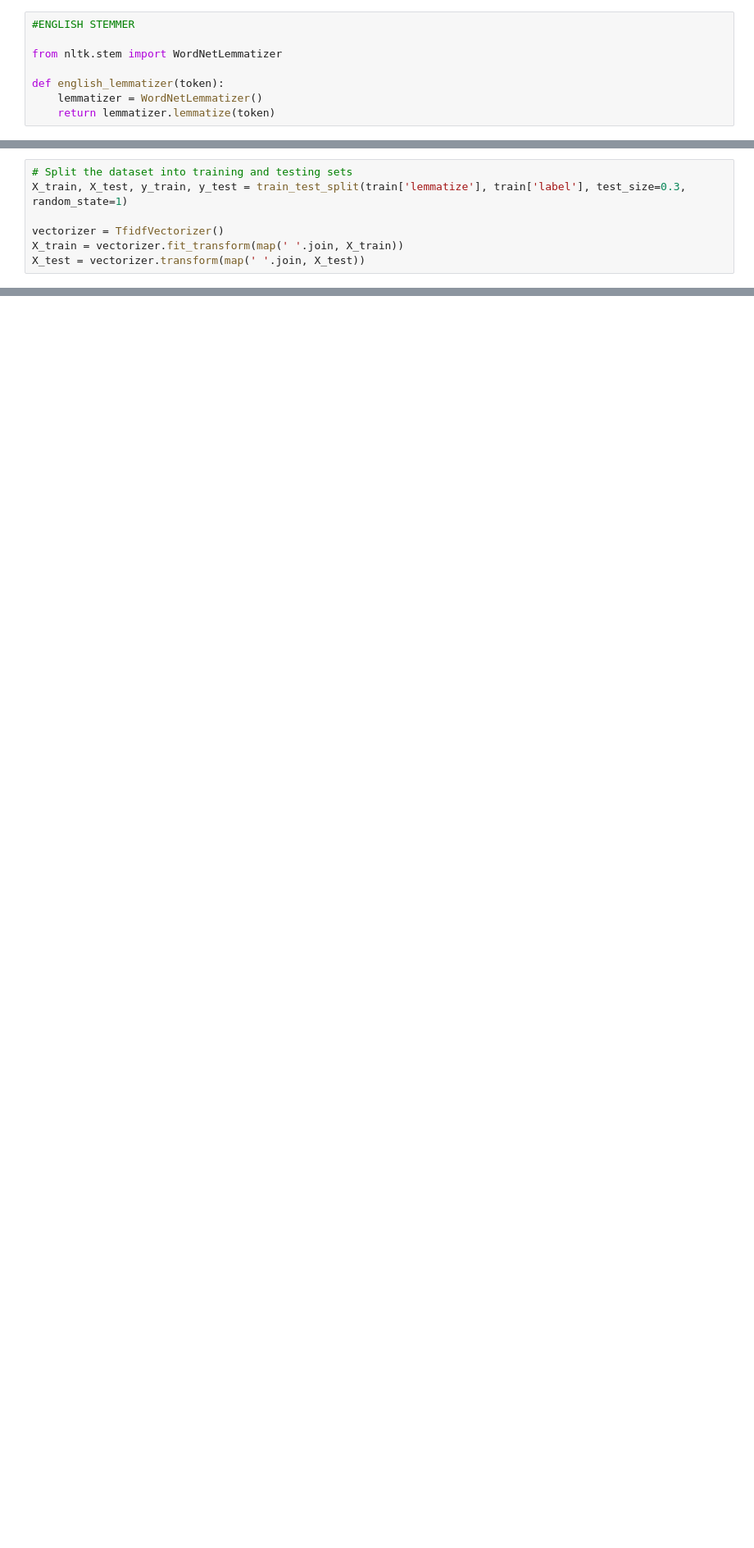
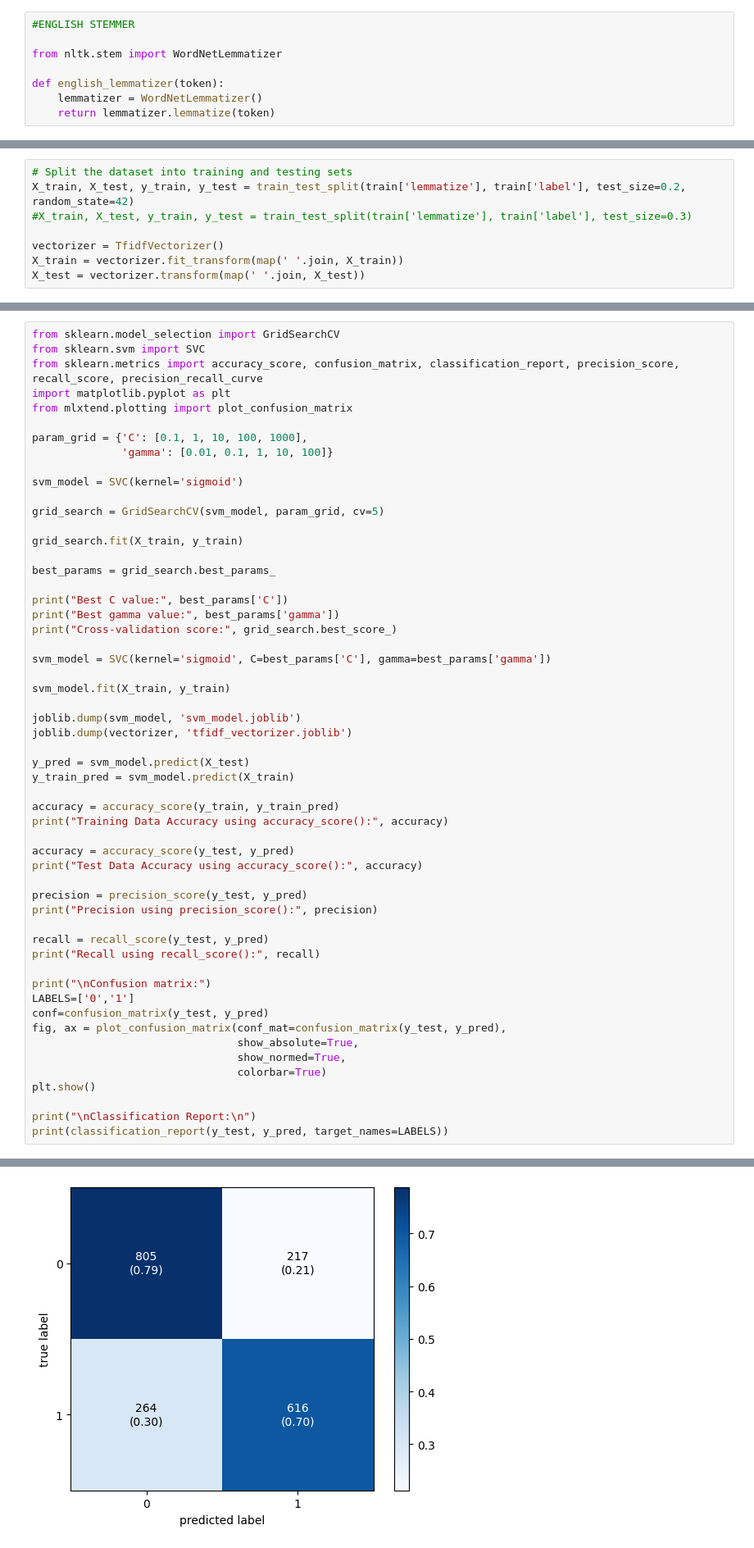
Before and after one commit to Tolskiee/ThesisFiles, a Jupyter notebook: ThesisLogic.ipynb, the cells around one changed output, grey strips where cells are left out. Shown at 82% size. Cells and saved outputs as stored; diff of their text form; blank space fills up the shorter version.

Commit message:
tried diff models

```diff
--- a/ThesisLogic.ipynb
+++ b/ThesisLogic.ipynb
@@ -723,7 +729,8 @@ train[['label','text','rm_stpwrds','tokenize','lemmatize']].tail(10)
 | 9505 | 0 | Preliminary and partial results c... | preliminary and partial results c... | [preliminary, and, partial, resul... | [preliminary, and, partial, resul... |
 # %%
 # Split the dataset into training and testing sets
-X_train, X_test, y_train, y_test = train_test_split(train['lemmatize'], train['label'], test_size=0.3, random_state=1)
+X_train, X_test, y_train, y_test = train_test_split(train['lemmatize'], train['label'], test_size=0.2, random_state=42)
+#X_train, X_test, y_train, y_test = train_test_split(train['lemmatize'], train['label'], test_size=0.3)
 
 vectorizer = TfidfVectorizer()
 X_train = vectorizer.fit_transform(map(' '.join, X_train))
@@ -822,0 +1078,56 @@ Recall: 0.6683562635771181
+# %%
+from sklearn.model_selection import GridSearchCV
+from sklearn.svm import SVC
+from sklearn.metrics import accuracy_score, confusion_matrix, classification_report, precision_score, recall_score, precision_recall_curve
+import matplotlib.pyplot as plt
+from mlxtend.plotting import plot_confusion_matrix
+
+param_grid = {'C': [0.1, 1, 10, 100, 1000],
+              'gamma': [0.01, 0.1, 1, 10, 100]}
+
+svm_model = SVC(kernel='sigmoid')
+
+grid_search = GridSearchCV(svm_model, param_grid, cv=5)
+
+grid_search.fit(X_train, y_train)
+
+best_params = grid_search.best_params_
+
+print("Best C value:", best_params['C'])
+print("Best gamma value:", best_params['gamma'])
+print("Cross-validation score:", grid_search.best_score_)
+
+svm_model = SVC(kernel='sigmoid', C=best_params['C'], gamma=best_params['gamma'])
+
+svm_model.fit(X_train, y_train)
+
+joblib.dump(svm_model, 'svm_model.joblib')
+joblib.dump(vectorizer, 'tfidf_vectorizer.joblib')
+
+y_pred = svm_model.predict(X_test)
+y_train_pred = svm_model.predict(X_train)
+
+accuracy = accuracy_score(y_train, y_train_pred)
+print("Training Data Accuracy using accuracy_score():", accuracy)
+
+accuracy = accuracy_score(y_test, y_pred)
+print("Test Data Accuracy using accuracy_score():", accuracy)
+
+precision = precision_score(y_test, y_pred)
+print("Precision using precision_score():", precision)
+
+recall = recall_score(y_test, y_pred)
+print("Recall using recall_score():", recall)
+
+print("\nConfusion matrix:")
+LABELS=['0','1']
+conf=confusion_matrix(y_test, y_pred)
+fig, ax = plot_confusion_matrix(conf_mat=confusion_matrix(y_test, y_pred),
+                                show_absolute=True,
+                                show_normed=True,
+                                colorbar=True)
+plt.show()
+
+print("\nClassification Report:\n")
+print(classification_report(y_test, y_pred, target_names=LABELS))
+# %% [output]
@@ -822,0 +1143 @@ Recall: 0.6683562635771181
+[figure, added]
```
Also changed, not shown: parts of 16 cells of this notebook, 3 other files.
